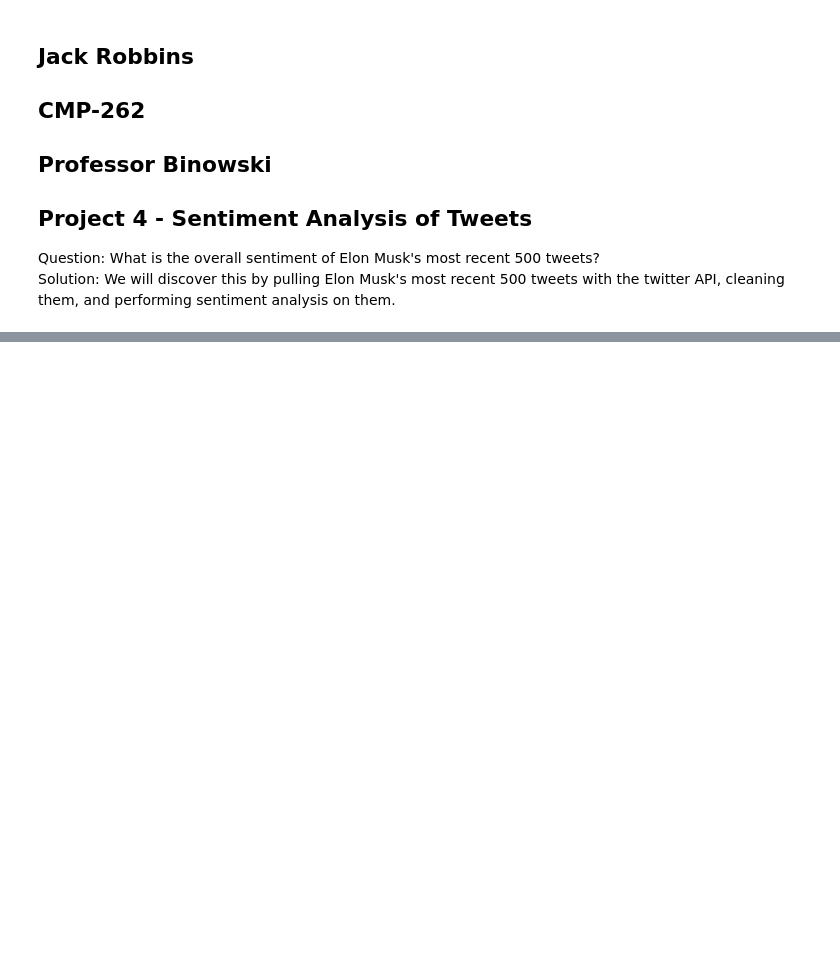
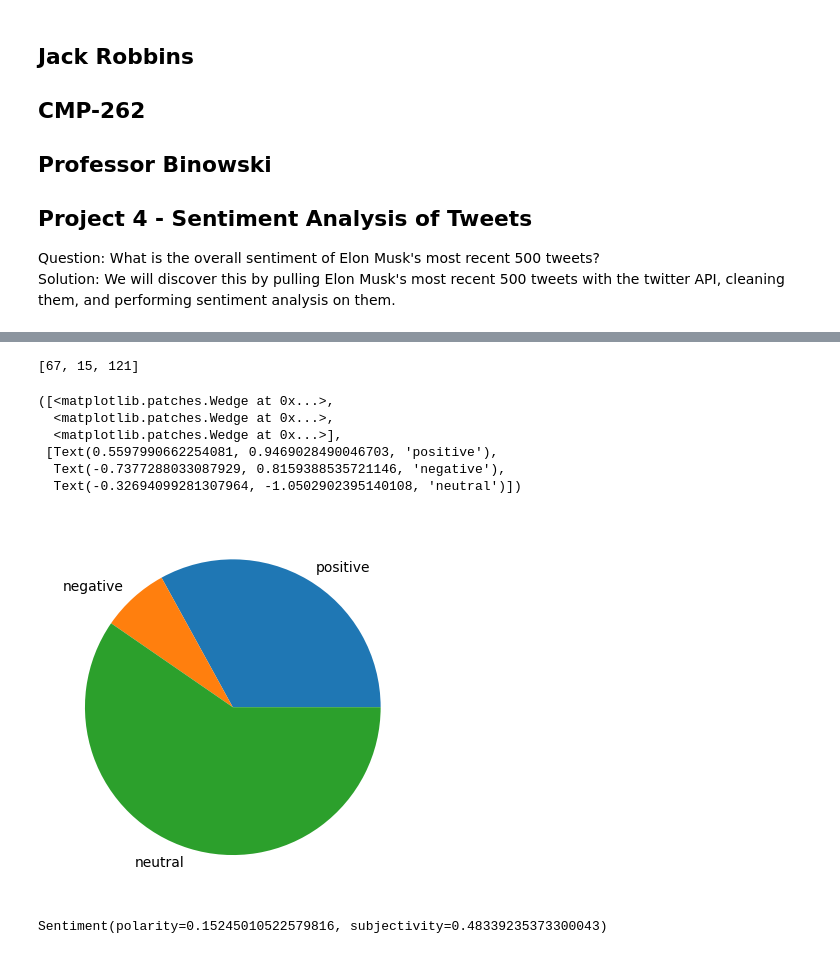
Before and after one commit to jackr276/Sentiment-Analysis-of-Elon-Musk-Tweets, a Jupyter notebook: project4.ipynb, the cells around one changed output, grey strips where cells are left out. Drawn from its saved outputs; the diff is of its cells as text; code cells hidden in the pictures; blank space fills up the shorter version.

```diff
--- a/project4.ipynb
+++ b/project4.ipynb
@@ -88,0 +92,17 @@ Access Token Secret: uvSIZmwDrq8Zub0prZgijtAr4JtLHUKxFAQ6wO8Ayng16
+# %%
+# Let's perform sentiment analysis on all of these tweets
+tweet_sentiments = {}
+ratings = [0, 0, 0]
+str1 = ""
+myBlob = TextBlob(str1.join(clean_tweets))
+for sentence in myBlob.sentences:
+    rating = sentence.sentiment.polarity
+    if rating > 0.2:
+        ratings[0] += 1
+    elif rating < -0.2:
+        ratings[1] += 1
+    else:
+        ratings[2] += 1
+    tweet_sentiments[sentence] = sentence.sentiment
+
+tweet_sentiments
@@ -88,0 +127,21 @@ Access Token Secret: uvSIZmwDrq8Zub0prZgijtAr4JtLHUKxFAQ6wO8Ayng16
+# %%
+#[Positive, negative, neutral]
+ratings
+# %% [output]
+[67, 15, 121]
+# %%
+#Display a pie chart of the ratings
+plt.pie(ratings, labels = ['positive', 'negative', 'neutral'])
+# %% [output]
+([<matplotlib.patches.Wedge at 0x...>,
+  <matplotlib.patches.Wedge at 0x...>,
+  <matplotlib.patches.Wedge at 0x...>],
+ [Text(0.5597990662254081, 0.9469028490046703, 'positive'),
+  Text(-0.7377288033087929, 0.8159388535721146, 'negative'),
+  Text(-0.32694099281307964, -1.0502902395140108, 'neutral')])
+[figure, added]
+# %%
+# Here is the overall sentiment analysis of Elon Musk's last 500 tweets
+myBlob.sentiment
+# %% [output]
+Sentiment(polarity=0.15245010522579816, subjectivity=0.48339235373300043)
```
Also changed, not shown: parts of 18 cells of this notebook, 1 other file.
